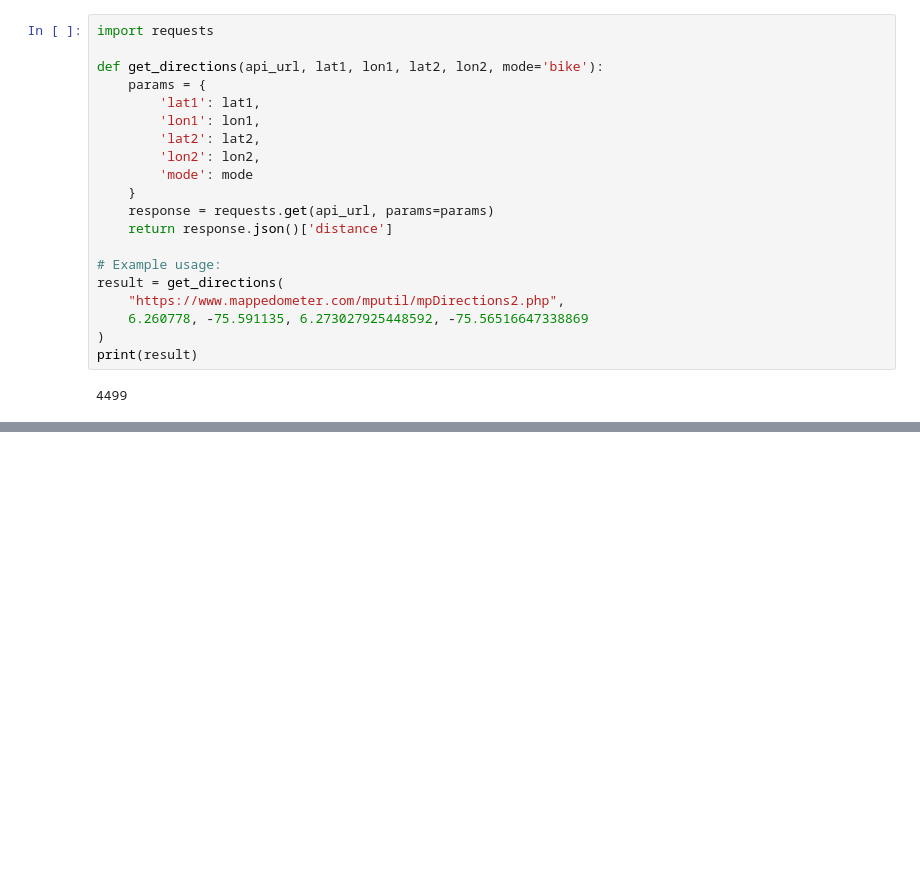
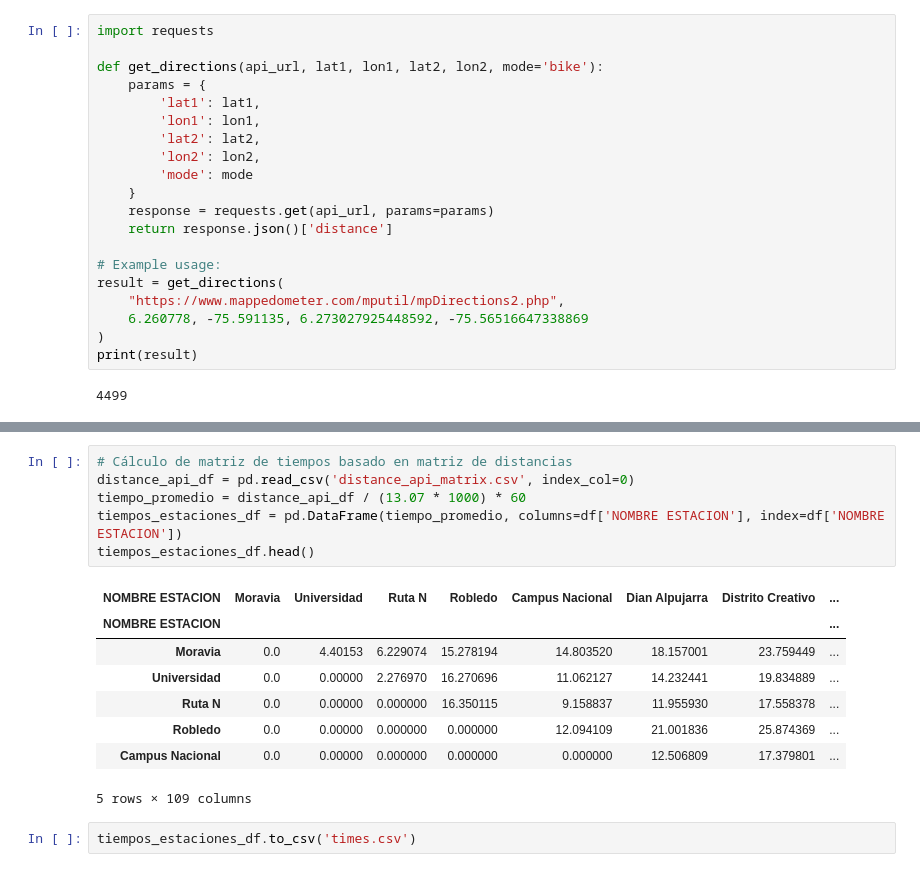
Before and after one commit to Miranda46/proyecto_simplex, a Jupyter notebook: proyecto.ipynb, the cells around one changed output, grey strips where cells are left out. Cells and saved outputs as stored; diff of their text form; blank space fills up the shorter version.

```diff
--- a/proyecto.ipynb
+++ b/proyecto.ipynb
@@ -270,0 +304,17 @@ distance_api_df.to_csv('distance_api_matrix.csv')
+# %%
+# Cálculo de matriz de tiempos basado en matriz de distancias
+distance_api_df = pd.read_csv('distance_api_matrix.csv', index_col=0)
+tiempo_promedio = distance_api_df / (13.07 * 1000) * 60
+tiempos_estaciones_df = pd.DataFrame(tiempo_promedio, columns=df['NOMBRE ESTACION'], index=df['NOMBRE ESTACION'])
+tiempos_estaciones_df.head()
+# %% [output]
+| NOMBRE ESTACION | Moravia | Universidad | Ruta N | Robledo | Campus Nacional | Dian Alpujarra | Distrito Creativo | ... |
+| NOMBRE ESTACION |  |  |  |  |  |  |  | ... |
+| Moravia | 0.0 | 4.40153 | 6.229074 | 15.278194 | 14.803520 | 18.157001 | 23.759449 | ... |
+| Universidad | 0.0 | 0.00000 | 2.276970 | 16.270696 | 11.062127 | 14.232441 | 19.834889 | ... |
+| Ruta N | 0.0 | 0.00000 | 0.000000 | 16.350115 | 9.158837 | 11.955930 | 17.558378 | ... |
+| Robledo | 0.0 | 0.00000 | 0.000000 | 0.000000 | 12.094109 | 21.001836 | 25.874369 | ... |
+| Campus Nacional | 0.0 | 0.00000 | 0.000000 | 0.000000 | 0.000000 | 12.506809 | 17.379801 | ... |
+5 rows × 109 columns
+# %%
+tiempos_estaciones_df.to_csv('times.csv')
```
Also changed, not shown: parts of 26 cells of this notebook, 1 other file.
